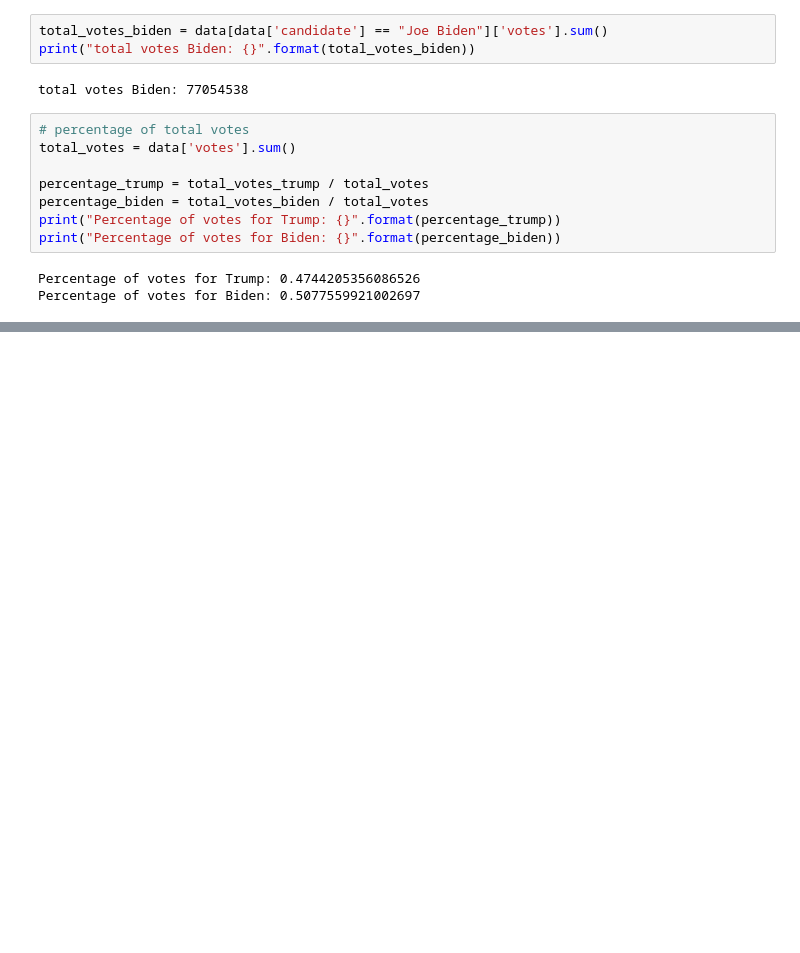
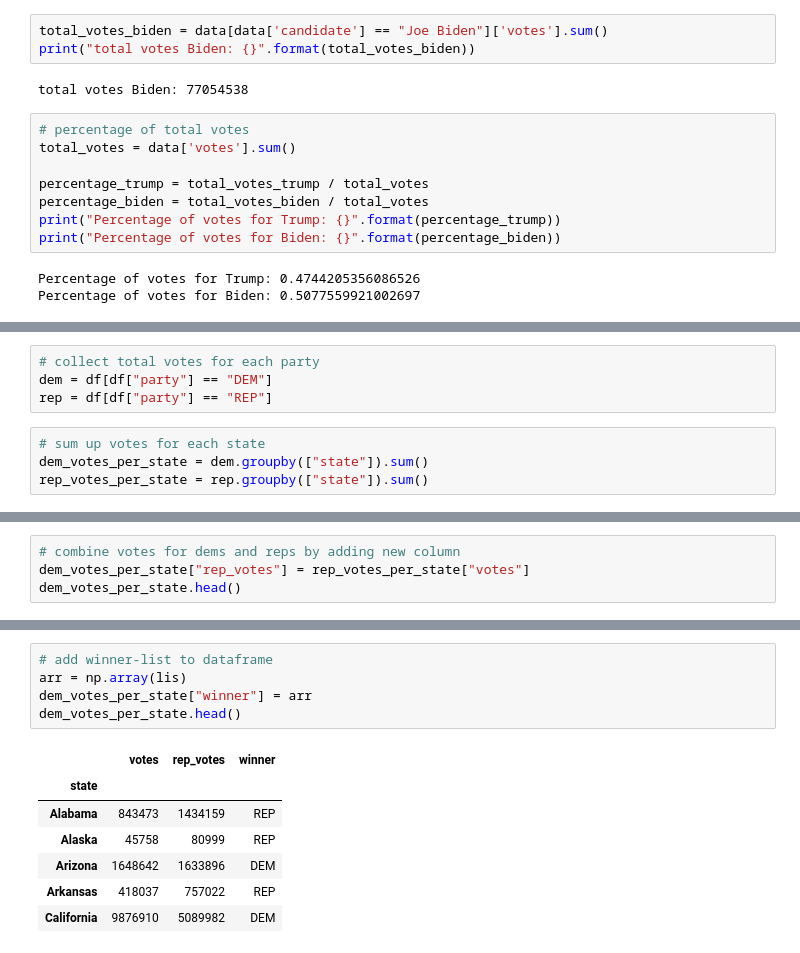
Before and after one commit to FrankJonasmoelle/US-Election-Visualization, a Jupyter notebook: visualize_us_election.ipynb, the cells around one changed output, grey strips where cells are left out. Cells and saved outputs as stored; diff of their text form; blank space fills up the shorter version.

```diff
--- a/visualize_us_election.ipynb
+++ b/visualize_us_election.ipynb
@@ -46,0 +93,8 @@ datafile = datafile.merge(state_codes, left_on='state', right_on='usa_state')
+# %%
+# collect total votes for each party
+dem = df[df["party"] == "DEM"]
+rep = df[df["party"] == "REP"]
+# %%
+# sum up votes for each state
+dem_votes_per_state = dem.groupby(["state"]).sum()
+rep_votes_per_state = rep.groupby(["state"]).sum()
@@ -46,0 +111,4 @@ datafile = datafile.merge(state_codes, left_on='state', right_on='usa_state')
+# %%
+# combine votes for dems and reps by adding new column
+dem_votes_per_state["rep_votes"] = rep_votes_per_state["votes"]
+dem_votes_per_state.head()
@@ -47 +131,14 @@ datafile = datafile.merge(state_codes, left_on='state', right_on='usa_state')
+# %%
+# add winner-list to dataframe
+arr = np.array(lis)
+dem_votes_per_state["winner"] = arr
+dem_votes_per_state.head()
+# %% [output]
+|  | votes | rep_votes | winner |
+| state |  |  |  |
+| Alabama | 843473 | 1434159 | REP |
+| Alaska | 45758 | 80999 | REP |
+| Arizona | 1648642 | 1633896 | DEM |
+| Arkansas | 418037 | 757022 | REP |
+| California | 9876910 | 5089982 | DEM |
 # %%
```
Also changed, not shown: parts of 18 cells of this notebook.
